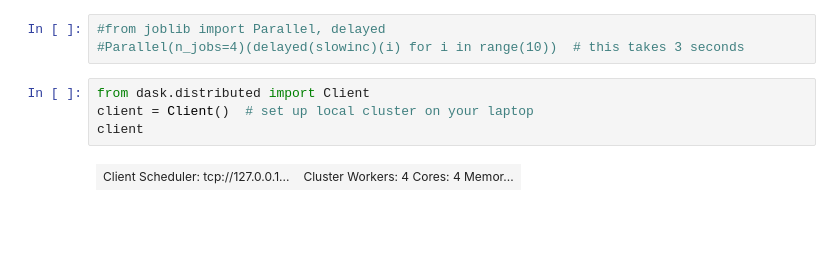
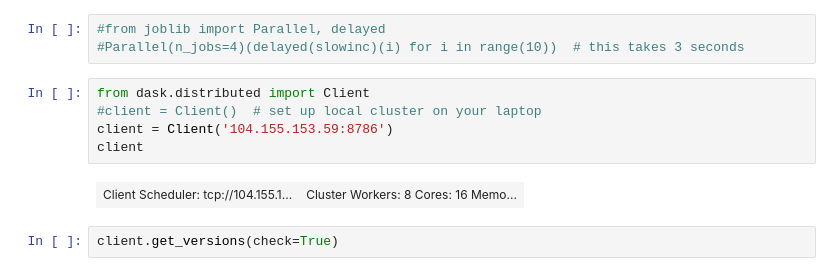
Before and after one commit to ckemere/CloudShuffles, a Jupyter notebook: Simple Dask Distributed Test.ipynb, the cells around one changed output. Cells and saved outputs as stored; diff of their text form; blank space fills up the shorter version.

```diff
--- a/Simple Dask Distributed Test.ipynb
+++ b/Simple Dask Distributed Test.ipynb
@@ -15,9 +11,12 @@ def slowinc(x):
 #Parallel(n_jobs=4)(delayed(slowinc)(i) for i in range(10))  # this takes 3 seconds
 # %%
 from dask.distributed import Client
-client = Client()  # set up local cluster on your laptop
+#client = Client()  # set up local cluster on your laptop
+client = Client('104.155.153.59:8786')
 client
 # %% [output]
-| Client Scheduler: tcp://127.0.0.1... | Cluster Workers: 4 Cores: 4 Memor... |
+| Client Scheduler: tcp://104.155.1... | Cluster Workers: 8 Cores: 16 Memo... |
+# %%
+client.get_versions(check=True)
 # %%
 import distributed.joblib
```
Also changed, not shown: parts of 3 cells of this notebook, 1 other file.
